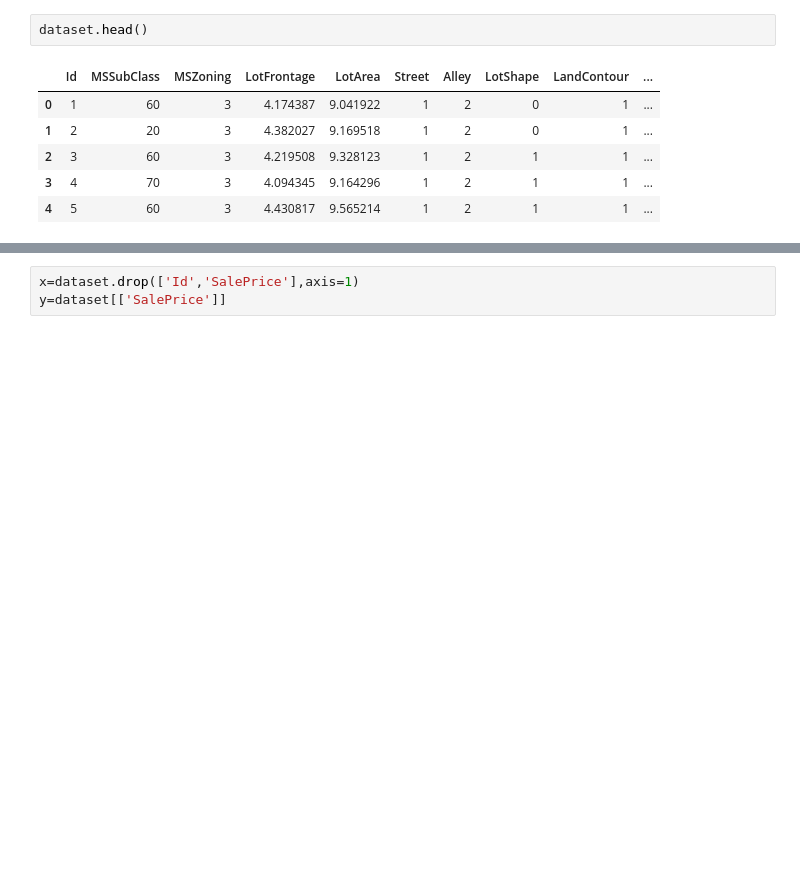
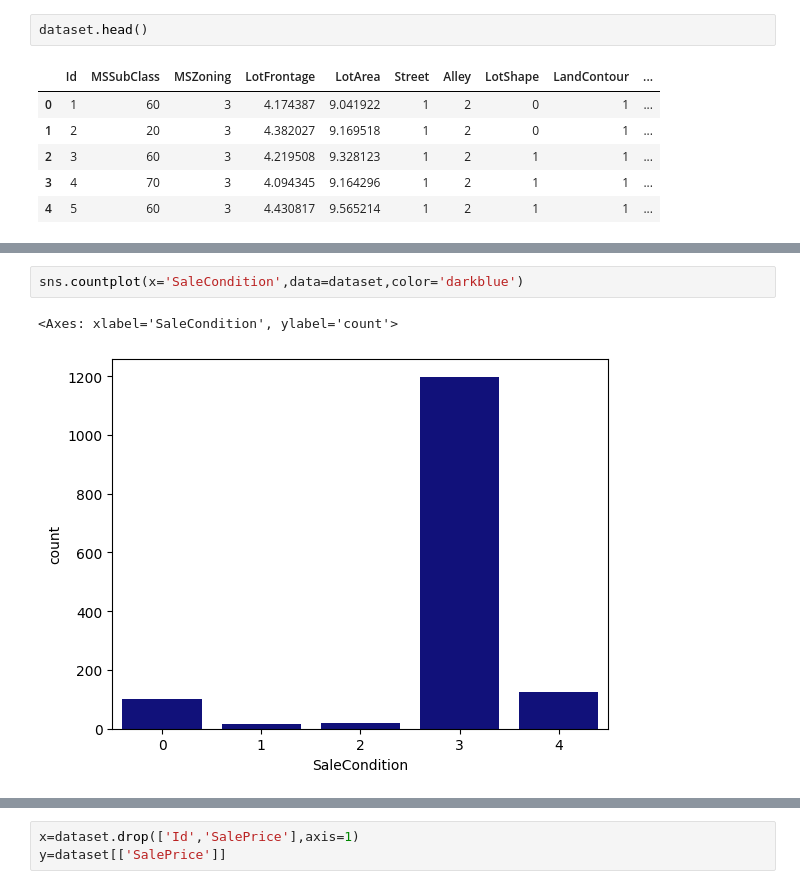
Before and after one commit to ramakrishnasankavaram/House-Price-Prediction, a Jupyter notebook: notebook/House price prediction.ipynb, the cells around one changed output, grey strips where cells are left out. Drawn from its saved outputs; the diff is of its cells as text; blank space fills up the shorter version.

```diff
--- a/notebook/House price prediction.ipynb
+++ b/notebook/House price prediction.ipynb
@@ -226,0 +235,5 @@ dataset.head()
+# %%
+sns.countplot(x='SaleCondition',data=dataset,color='darkblue')
+# %% [output]
+<Axes: xlabel='SaleCondition', ylabel='count'>
+[figure, added]
```
Also changed, not shown: parts of 9 cells of this notebook.
